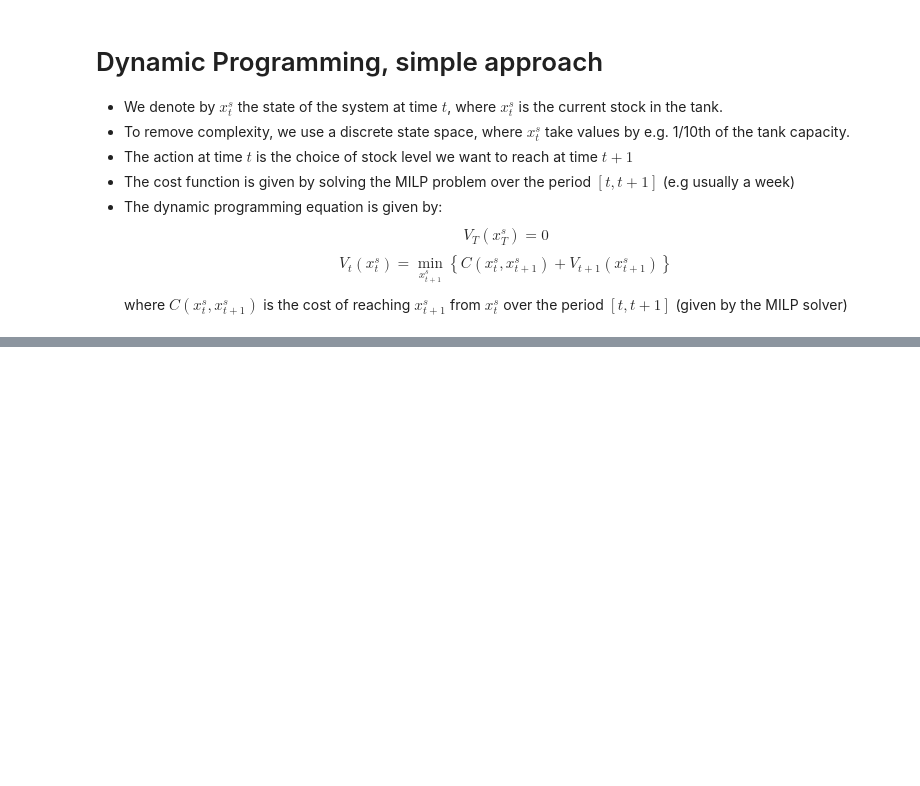
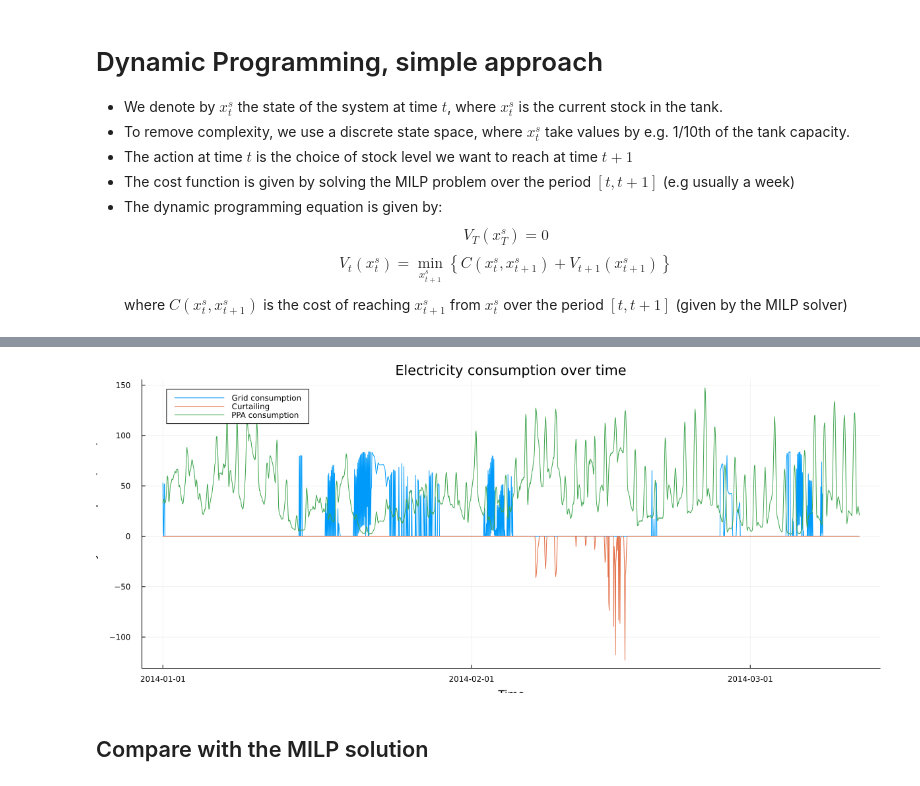
Before and after one commit to air-liquide-IMI-project/H2Modelling, a Jupyter notebook: dynamic_solver.ipynb, the cells around one changed output, grey strips where cells are left out. Cells and saved outputs as stored; diff of their text form; code cells hidden in the pictures; blank space fills up the shorter version.

```diff
--- a/dynamic_solver.ipynb
+++ b/dynamic_solver.ipynb
@@ -61,0 +211,10 @@ for t ∈ T-1:-1:1
+# %%
+elec_plot = plot(size = (1200, 500), legend = :topleft,
+    xlabel = "Time", ylabel = "Electricity consumption (MWh)", title = "Electricity consumption over time")
+plot!(elec_plot, overall_time, output_simulation["elec_grid"], label = "Grid consumption")
+plot!(elec_plot, overall_time, -output_simulation["curtailing"], label = "Curtailing")
+plot!(elec_plot, overall_time, output_simulation["elec_ppa"], label = "PPA consumption")
+# %% [output]
+[figure, added]
+# %% [markdown]
+## Compare with the MILP solution
```
Also changed, not shown: parts of 15 cells of this notebook, 4 other files.
